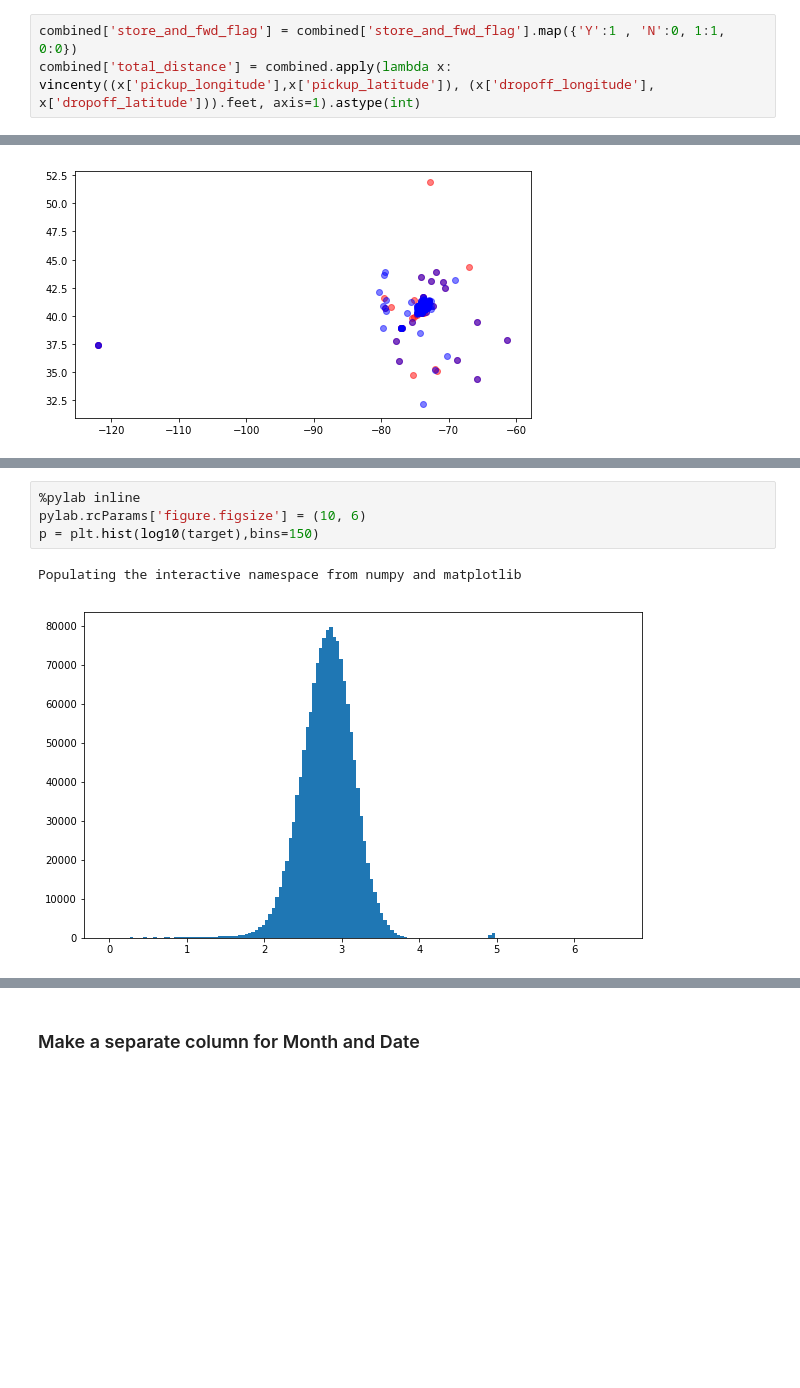
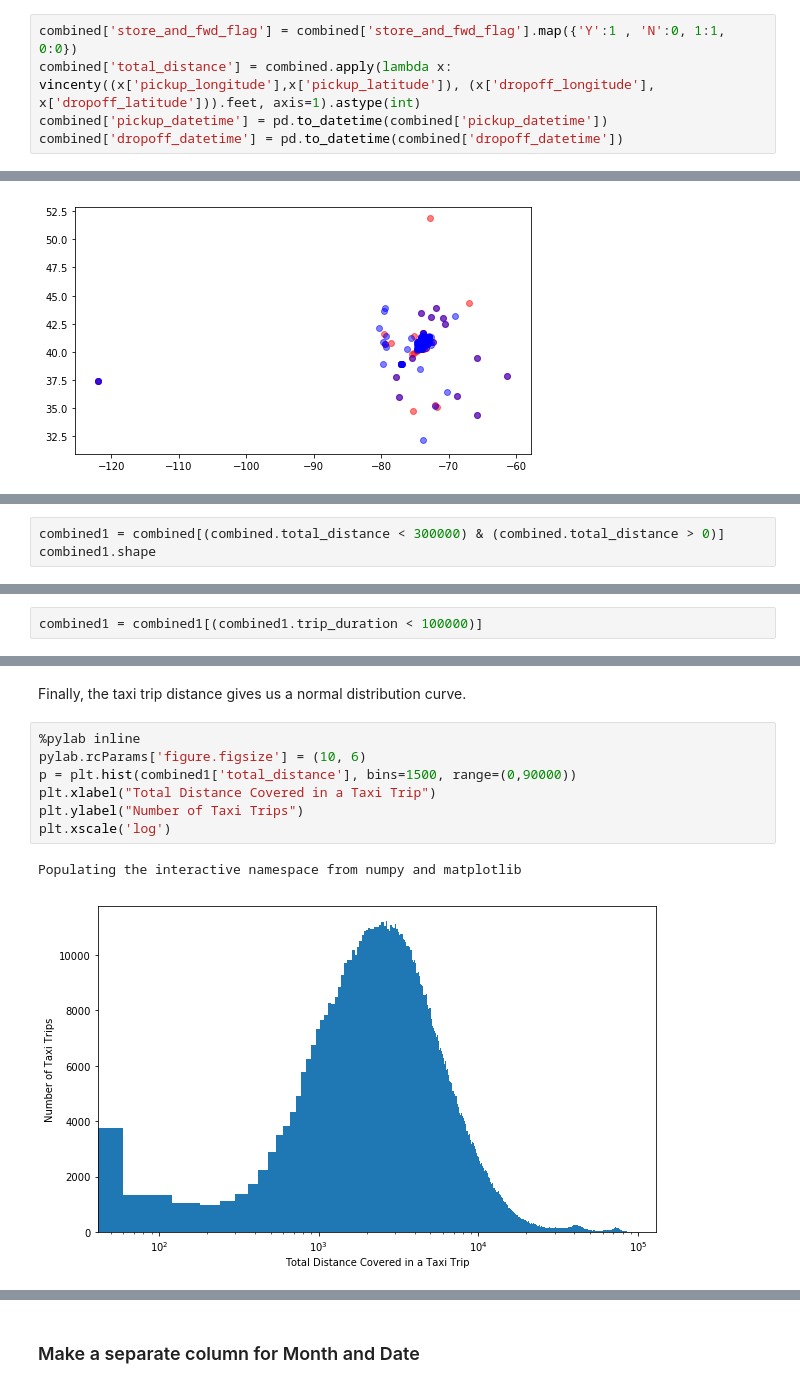
Before and after one commit to jadoonengr/Kaggle-Taxi-NYC, a Jupyter notebook: NYX_Taxi.ipynb, the cells around one changed output, grey strips where cells are left out. Cells and saved outputs as stored; diff of their text form; blank space fills up the shorter version.

```diff
--- a/NYX_Taxi.ipynb
+++ b/NYX_Taxi.ipynb
@@ -220,6 +220,8 @@ combined = pd.merge(train, weather, how='inner', left_on='pickup_date', right_on
 # %%
 combined['store_and_fwd_flag'] = combined['store_and_fwd_flag'].map({'Y':1 , 'N':0, 1:1, 0:0})
 combined['total_distance'] = combined.apply(lambda x: vincenty((x['pickup_longitude'],x['pickup_latitude']), (x['dropoff_longitude'], x['dropoff_latitude'])).feet, axis=1).astype(int)
+combined['pickup_datetime'] = pd.to_datetime(combined['pickup_datetime'])
+combined['dropoff_datetime'] = pd.to_datetime(combined['dropoff_datetime'])
 # %%
 combined.dtypes
 # %% [output]
@@ -279,0 +328,3 @@ It is vindicated by the duration data that there are possibly outliers.
+# %%
+combined1 = combined[(combined.total_distance < 300000) & (combined.total_distance > 0)]
+combined1.shape
@@ -279,0 +367,2 @@ It is vindicated by the duration data that there are possibly outliers.
+# %%
+combined1 = combined1[(combined1.trip_duration < 100000)]
@@ -280,7 +381,12 @@ It is vindicated by the duration data that there are possibly outliers.
+# %% [markdown]
+Finally, the taxi trip distance gives us a normal distribution curve.
 # %%
 %pylab inline
 pylab.rcParams['figure.figsize'] = (10, 6)
-p = plt.hist(log10(target),bins=150)
+p = plt.hist(combined1['total_distance'], bins=1500, range=(0,90000))
+plt.xlabel("Total Distance Covered in a Taxi Trip")
+plt.ylabel("Number of Taxi Trips")
+plt.xscale('log')
 # %% [output]
 Populating the interactive namespace from numpy and matplotlib
-[figure, old version]
+[figure, new version]
```
Also changed, not shown: parts of 26 cells of this notebook.
